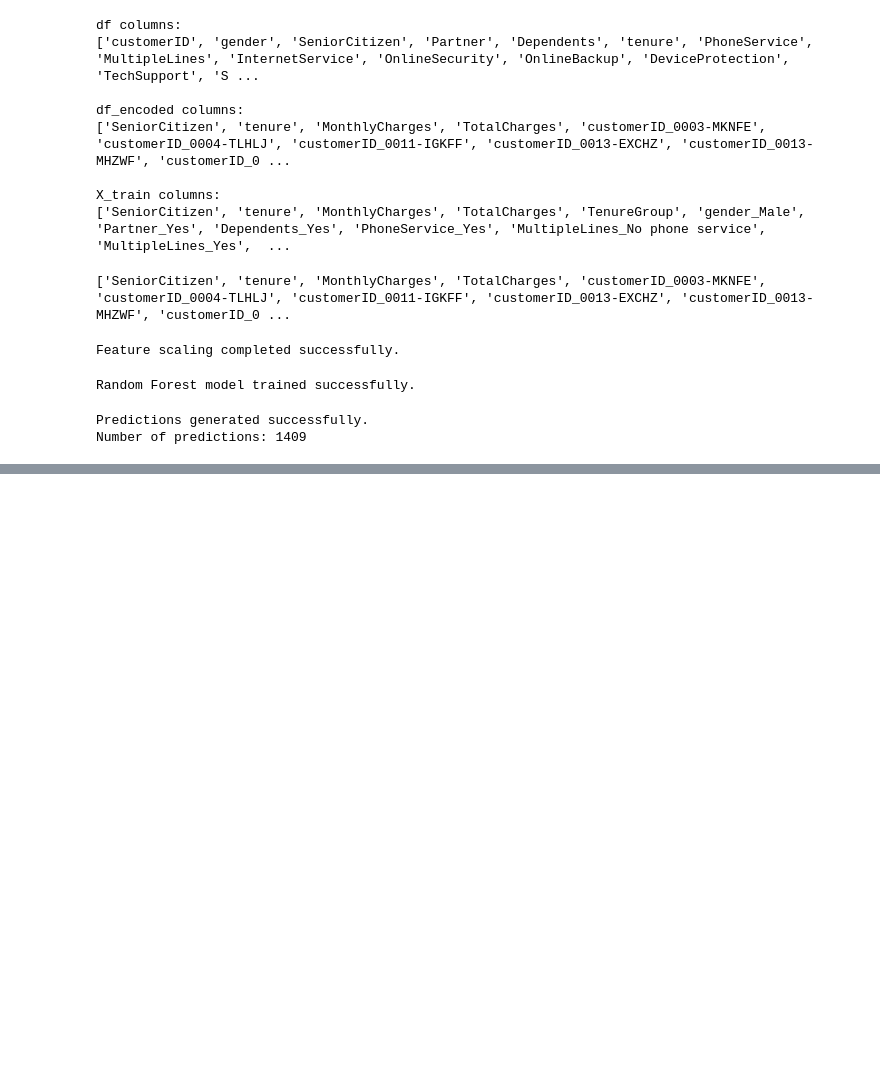
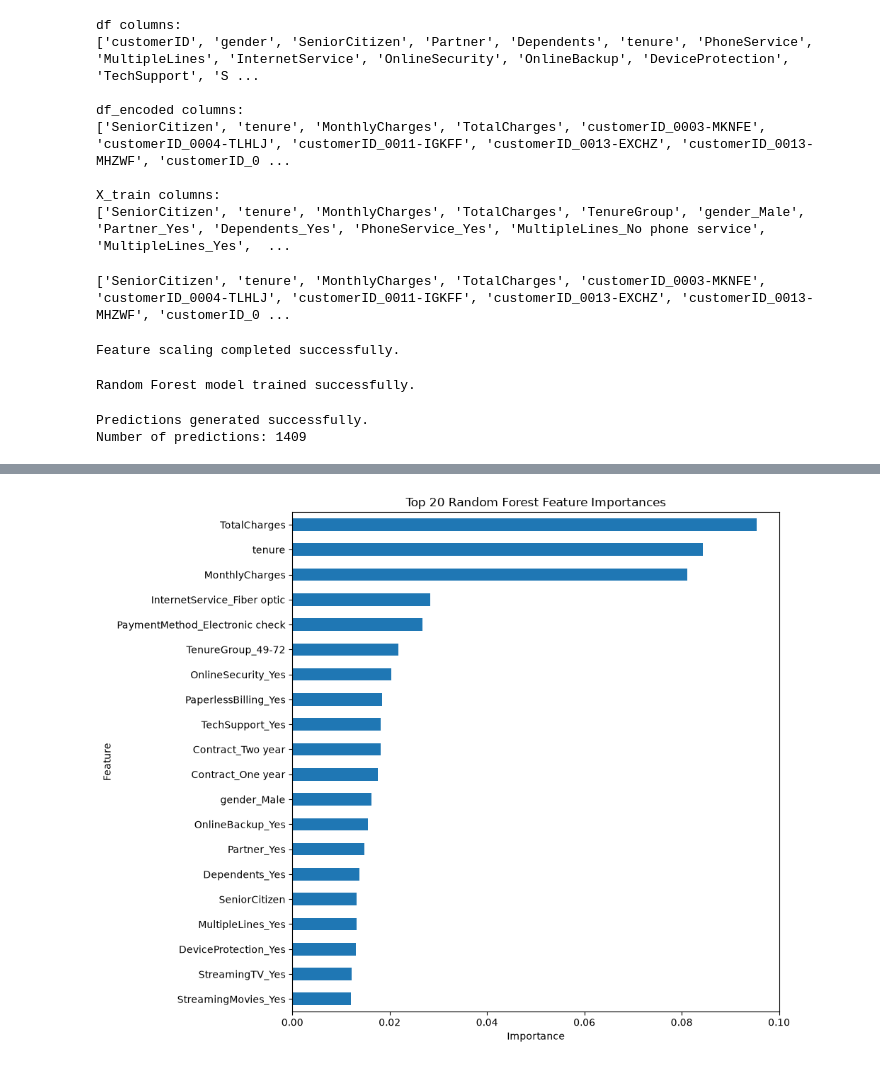
Before and after one commit to begamafreen8088-afk/zaalima-data-analytic, a Jupyter notebook: Notebooks/person2_eda.ipynb, the cells around one changed output, grey strips where cells are left out. Cells and saved outputs as stored; diff of their text form; code cells hidden in the pictures; blank space fills up the shorter version.

```diff
--- a/Notebooks/person2_eda.ipynb
+++ b/Notebooks/person2_eda.ipynb
@@ -1305,0 +1400,20 @@ Number of predictions: 1409
+# %%
+from sklearn.model_selection import GridSearchCV
+
+param_grid = {
+    "n_estimators": [100, 200],
+    "max_depth": [None, 10, 20],
+    "min_samples_split": [2, 5],
+    "min_samples_leaf": [1, 2]
+}
+
+grid_search = GridSearchCV(
+    RandomForestClassifier(random_state=42),
+    param_grid,
+    cv=3,
+    scoring="f1",
+    n_jobs=-1,
+    verbose=1
+)
+
+grid_search.fit(X_train, y_train)
@@ -1305,0 +1440,6 @@ Number of predictions: 1409
+# %%
+best_rf = grid_search.best_estimator_
+
+y_pred_best = best_rf.predict(X_test)
+
+print(classification_report(y_test, y_pred_best))
@@ -1305,0 +1455,7 @@ Number of predictions: 1409
+# %%
+feature_importance = pd.Series(
+    best_rf.feature_importances_,
+    index=X_train.columns
+).sort_values(ascending=False)
+
+print(feature_importance.head(20))
@@ -1305,0 +1480,12 @@ Number of predictions: 1409
+# %%
+plt.figure(figsize=(10, 8))
+
+feature_importance.head(20).sort_values().plot(kind="barh")
+
+plt.title("Top 20 Random Forest Feature Importances")
+plt.xlabel("Importance")
+plt.ylabel("Feature")
+plt.tight_layout()
+plt.show()
+# %% [output]
+[figure, added]
```
Also changed, not shown: parts of 8 cells of this notebook, 2 other files.
